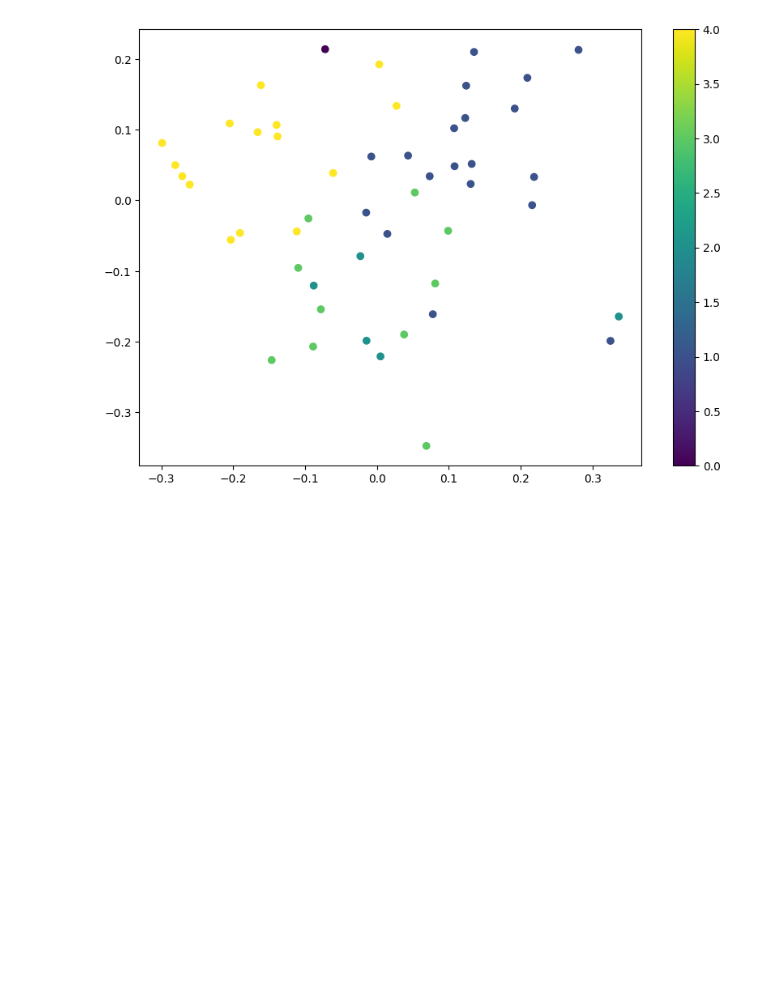
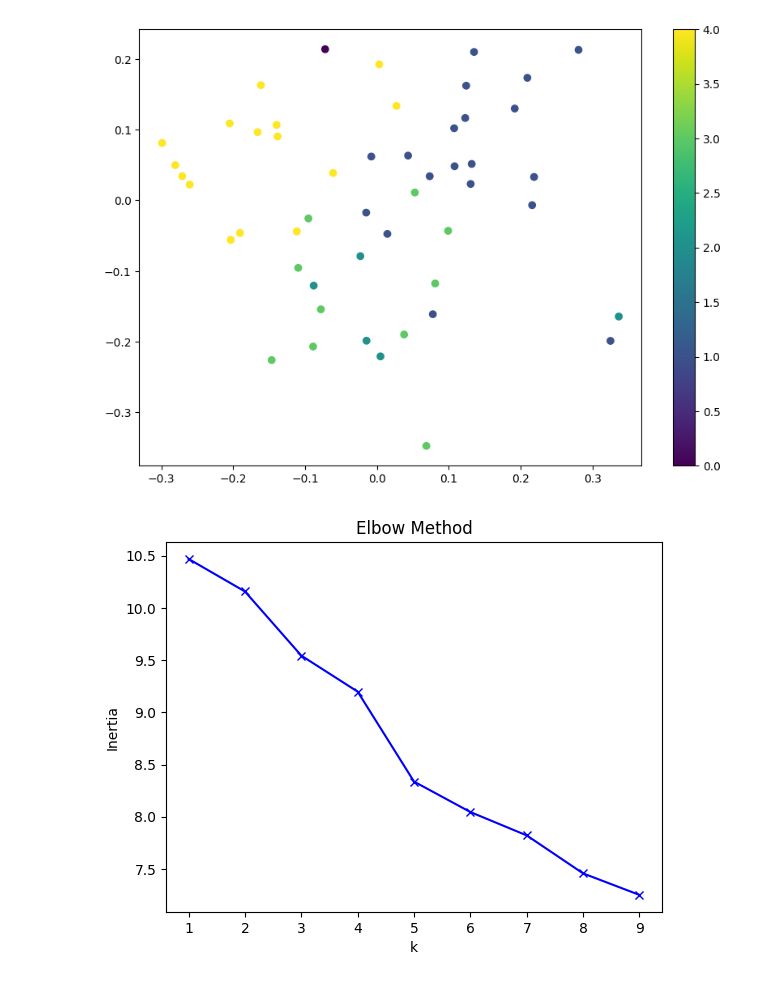
Before and after one commit to HridhayJ/TEDTalks-SemanticClustering, a Jupyter notebook: testing.ipynb, the cells around one changed output. Saved outputs shown, nothing was run; the diff lists cells and outputs as text; code cells hidden in the pictures; blank space fills up the shorter version.

Commit message:
elbow method

```diff
--- a/testing.ipynb
+++ b/testing.ipynb
@@ -46,6 +46,7 @@ for talk in talking_list:
     embeddings.append(talk_embedding)
 print(len(embeddings[0]))
 print(len(embeddings))
+embeddings = np.array(embeddings)
 kmeans = KMeans(n_clusters=5, random_state=0)
 kmeans.fit(embeddings)
 labels = kmeans.labels_
@@ -60,3 +61,19 @@ plt.colorbar()
 50
 <matplotlib.colorbar.Colorbar at 0x...>
 [figure]
+# %%
+inertias = []
+K = range(1, 10)  # test k from 1 to 9
+
+for k in K:
+    kmeans = KMeans(n_clusters=k, random_state=0)
+    kmeans.fit(embeddings)
+    inertias.append(kmeans.inertia_)
+
+plt.plot(K, inertias, 'bx-')
+plt.xlabel('k')
+plt.ylabel('Inertia')
+plt.title('Elbow Method')
+plt.show()
+# %% [output]
+[figure, added]
```
